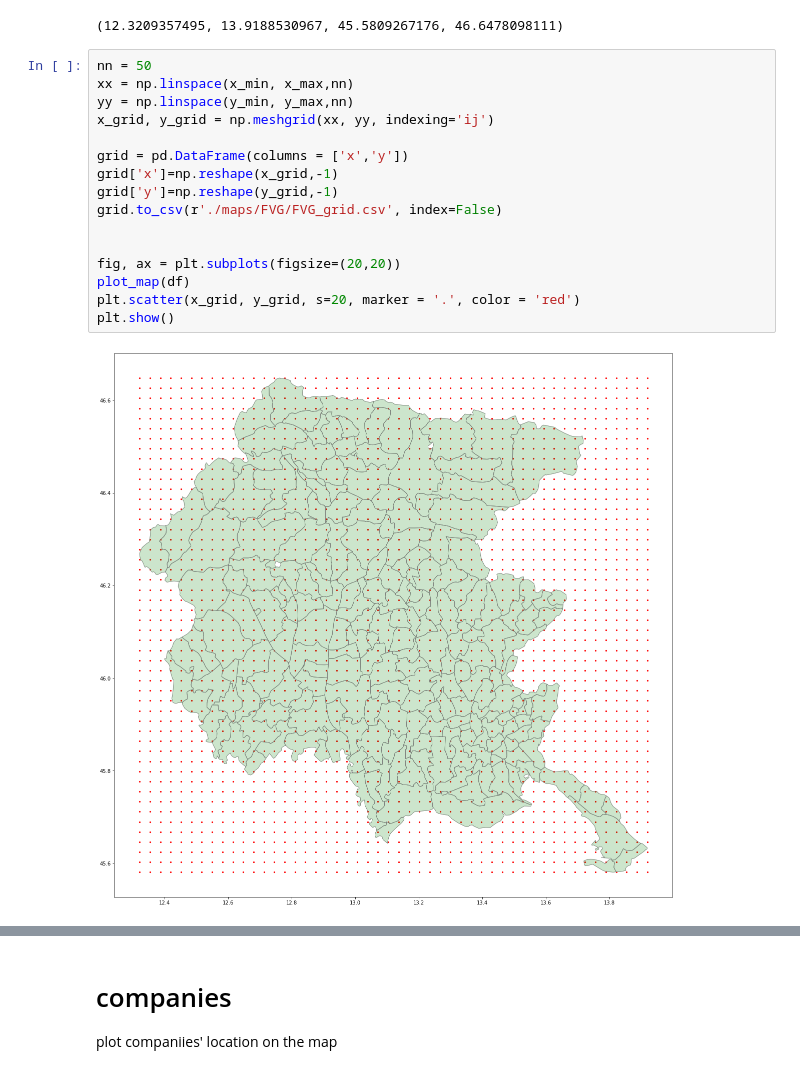
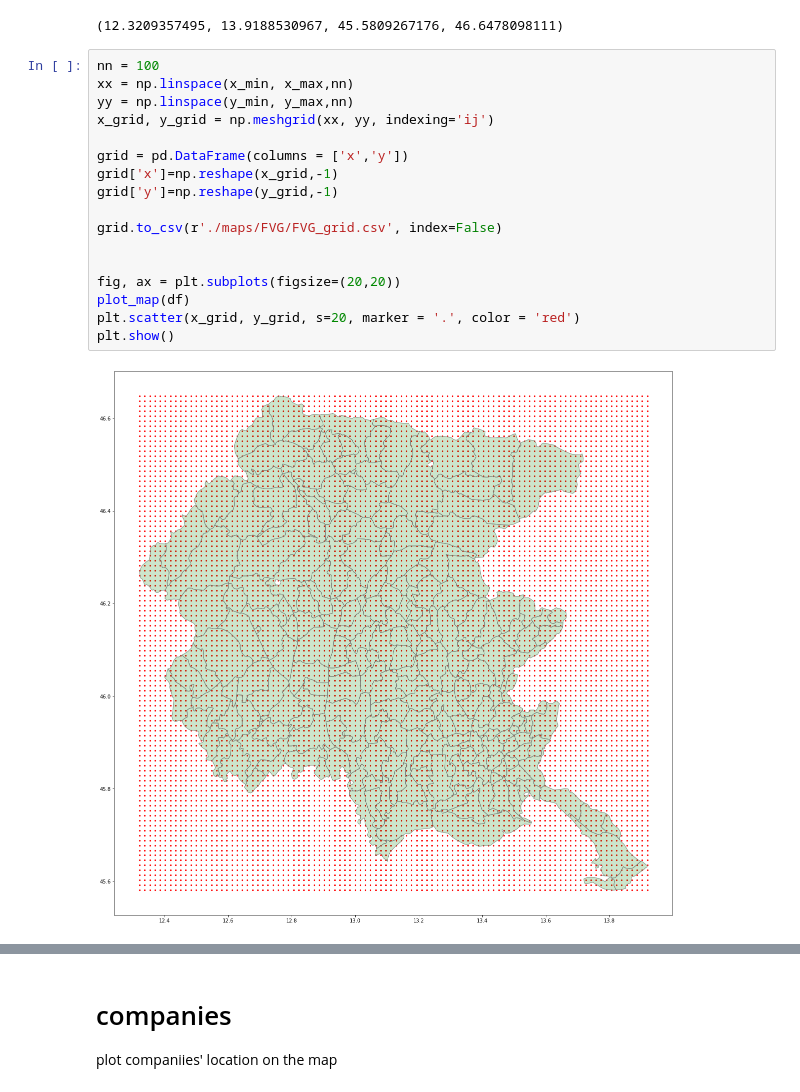
Before and after one commit to areasciencepark/maps_and_heatmaps, a Jupyter notebook: FVG_mappa.ipynb, the cells around one changed output, grey strips where cells are left out. Saved outputs shown, nothing was run; the diff lists cells and outputs as text.

```diff
--- a/FVG_mappa.ipynb
+++ b/FVG_mappa.ipynb
@@ -100,23 +84,24 @@ x_min, x_max, y_min, y_max
 # %% [output]
 (12.3209357495, 13.9188530967, 45.5809267176, 46.6478098111)
 # %%
-nn = 50
+nn = 100
 xx = np.linspace(x_min, x_max,nn)
 yy = np.linspace(y_min, y_max,nn)
 x_grid, y_grid = np.meshgrid(xx, yy, indexing='ij')
 
 grid = pd.DataFrame(columns = ['x','y'])
 grid['x']=np.reshape(x_grid,-1)
 grid['y']=np.reshape(y_grid,-1)
+
 grid.to_csv(r'./maps/FVG/FVG_grid.csv', index=False)
 
 
 fig, ax = plt.subplots(figsize=(20,20))
 plot_map(df)
 plt.scatter(x_grid, y_grid, s=20, marker = '.', color = 'red')
 plt.show()
 # %% [output]
-[figure, old version]
+[figure, new version]
 # %%
 # find centroids
 centroids = df#[  'istat_r', 'istat_p','istat_c','nome', 'poly']
```
Also changed, not shown: parts of 3 cells of this notebook, 4 other files.
